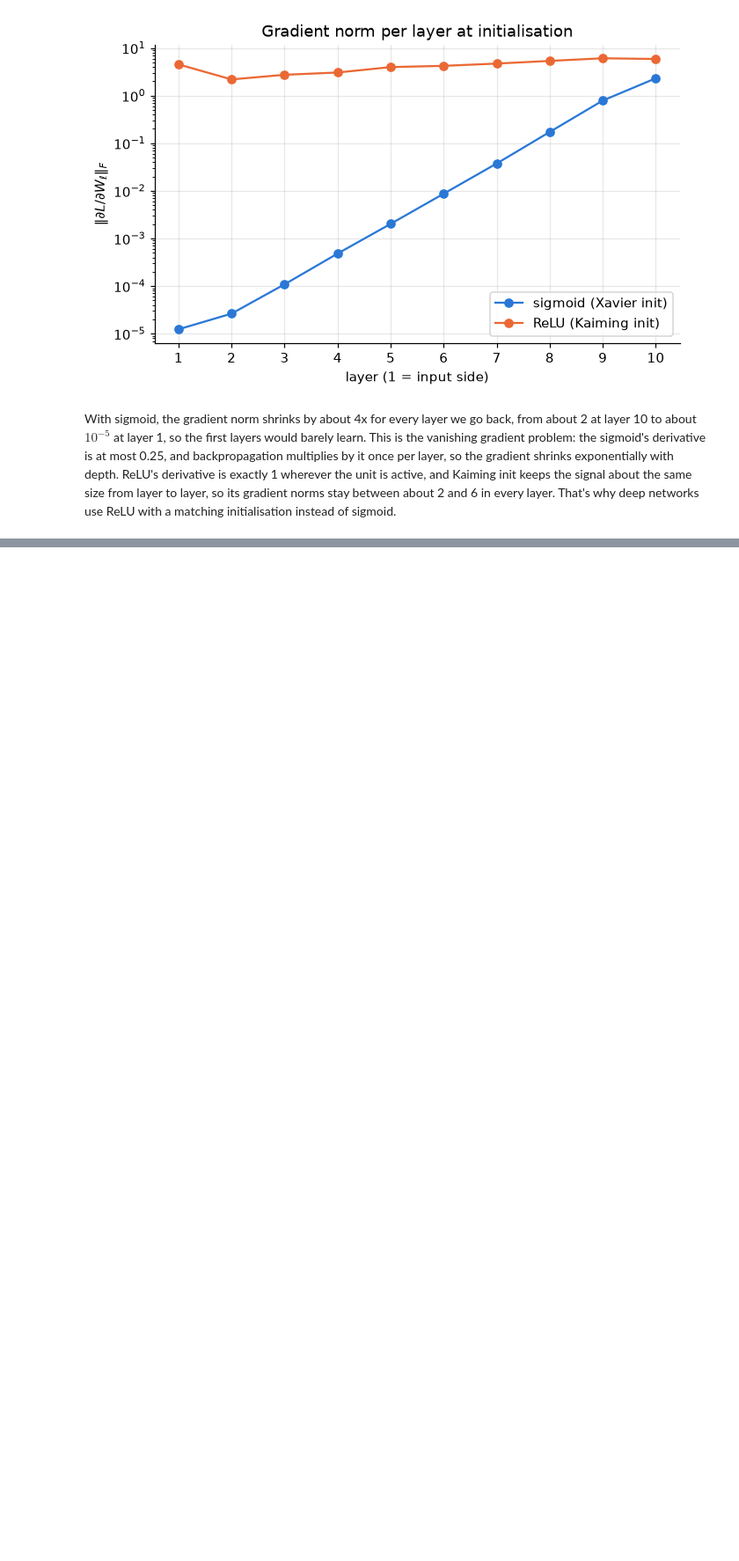
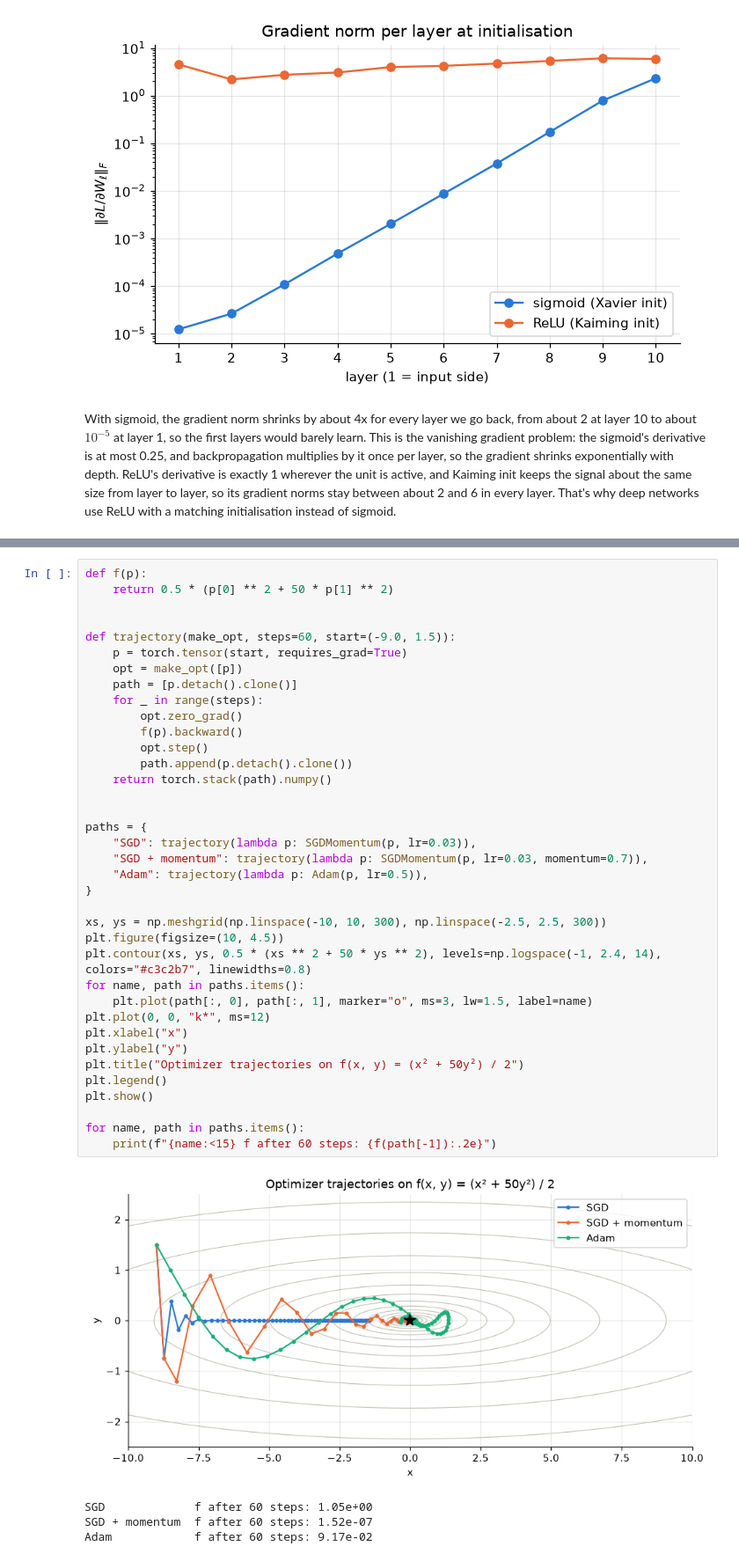
Before and after one commit to HimethW/EN4554-Assignment_2-on-CNNs, a Jupyter notebook: a02.ipynb, the cells around one changed output, grey strips where cells are left out. Shown at 88% size. Drawn from its saved outputs; the diff is of its cells as text; blank space fills up the shorter version.

```diff
--- a/a02.ipynb
+++ b/a02.ipynb
@@ -314,0 +419,42 @@ With sigmoid, the gradient norm shrinks by about 4x for every layer we go back,
+# %%
+def f(p):
+    return 0.5 * (p[0] ** 2 + 50 * p[1] ** 2)
+
+
+def trajectory(make_opt, steps=60, start=(-9.0, 1.5)):
+    p = torch.tensor(start, requires_grad=True)
+    opt = make_opt([p])
+    path = [p.detach().clone()]
+    for _ in range(steps):
+        opt.zero_grad()
+        f(p).backward()
+        opt.step()
+        path.append(p.detach().clone())
+    return torch.stack(path).numpy()
+
+
+paths = {
+    "SGD": trajectory(lambda p: SGDMomentum(p, lr=0.03)),
+    "SGD + momentum": trajectory(lambda p: SGDMomentum(p, lr=0.03, momentum=0.7)),
+    "Adam": trajectory(lambda p: Adam(p, lr=0.5)),
+}
+
+xs, ys = np.meshgrid(np.linspace(-10, 10, 300), np.linspace(-2.5, 2.5, 300))
+plt.figure(figsize=(10, 4.5))
+plt.contour(xs, ys, 0.5 * (xs ** 2 + 50 * ys ** 2), levels=np.logspace(-1, 2.4, 14), colors="#c3c2b7", linewidths=0.8)
+for name, path in paths.items():
+    plt.plot(path[:, 0], path[:, 1], marker="o", ms=3, lw=1.5, label=name)
+plt.plot(0, 0, "k*", ms=12)
+plt.xlabel("x")
+plt.ylabel("y")
+plt.title("Optimizer trajectories on f(x, y) = (x² + 50y²) / 2")
+plt.legend()
+plt.show()
+
+for name, path in paths.items():
+    print(f"{name:<15} f after 60 steps: {f(path[-1]):.2e}")
+# %% [output]
+[figure, added]
+SGD             f after 60 steps: 1.05e+00
+SGD + momentum  f after 60 steps: 1.52e-07
+Adam            f after 60 steps: 9.17e-02
```
Also changed, not shown: parts of 12 cells of this notebook.
